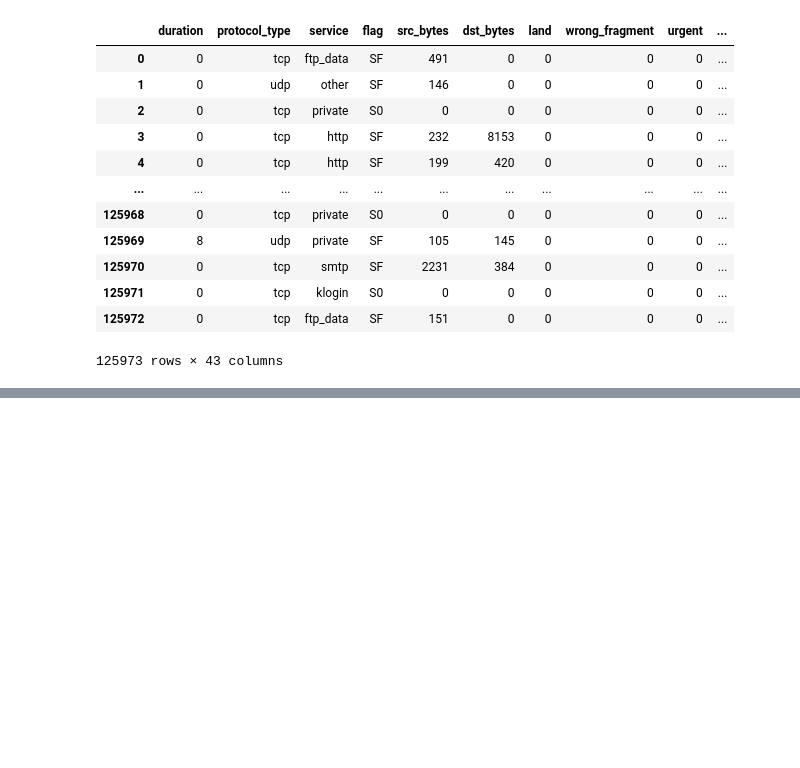
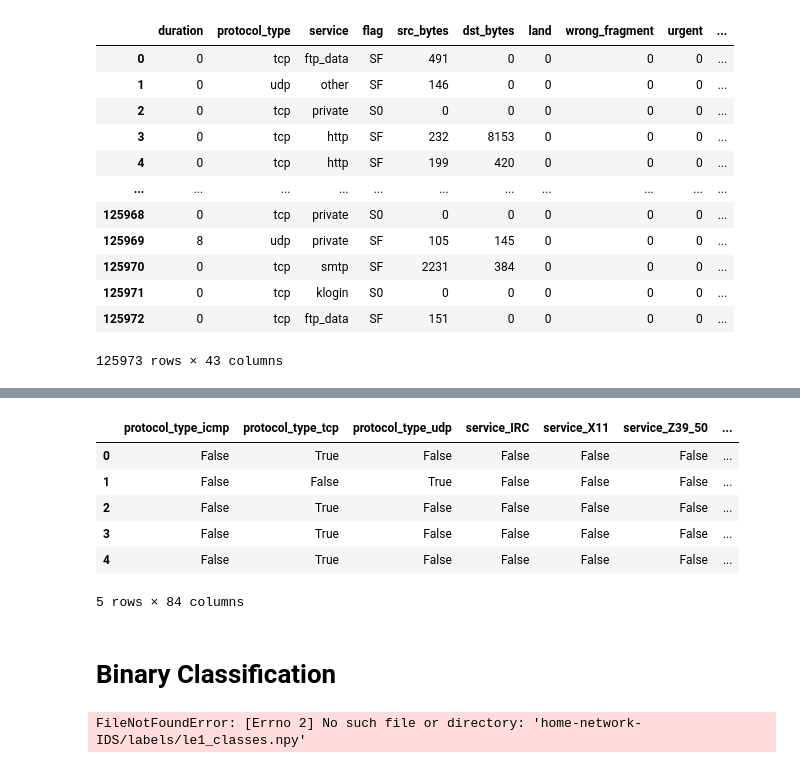
Before and after one commit to samsivabalan/home-network-IDS, a Jupyter notebook: training/main.ipynb, the cells around one changed output, grey strips where cells are left out. Drawn from its saved outputs; the diff is of its cells as text; code cells hidden in the pictures; blank space fills up the shorter version.

```diff
--- a/training/main.ipynb
+++ b/training/main.ipynb
@@ -75,0 +185,4 @@ data
+# %%
+# creating a dataframe with only categorical attributes
+categorical = data[cat_col]
+categorical.head()
@@ -75,0 +196,14 @@ data
+# %%
+# one-hot-encoding categorical attributes using pandas.get_dummies() function
+categorical = pd.get_dummies(categorical,columns=cat_col)
+categorical.head()
+# %% [output]
+|  | protocol_type_icmp | protocol_type_tcp | protocol_type_udp | service_IRC | service_X11 | service_Z39_50 | ... |
+| 0 | False | True | False | False | False | False | ... |
+| 1 | False | False | True | False | False | False | ... |
+| 2 | False | True | False | False | False | False | ... |
+| 3 | False | True | False | False | False | False | ... |
+| 4 | False | True | False | False | False | False | ... |
+5 rows × 84 columns
+# %% [markdown]
+# **Binary Classification**
@@ -75,0 +222,4 @@ data
+# %%
+np.save("home-network-IDS/labels/le1_classes.npy",le1.classes_,allow_pickle=True)
+# %% [output]
+FileNotFoundError: [Errno 2] No such file or directory: 'home-network-IDS/labels/le1_classes.npy'
```
Also changed, not shown: parts of 20 cells of this notebook.
